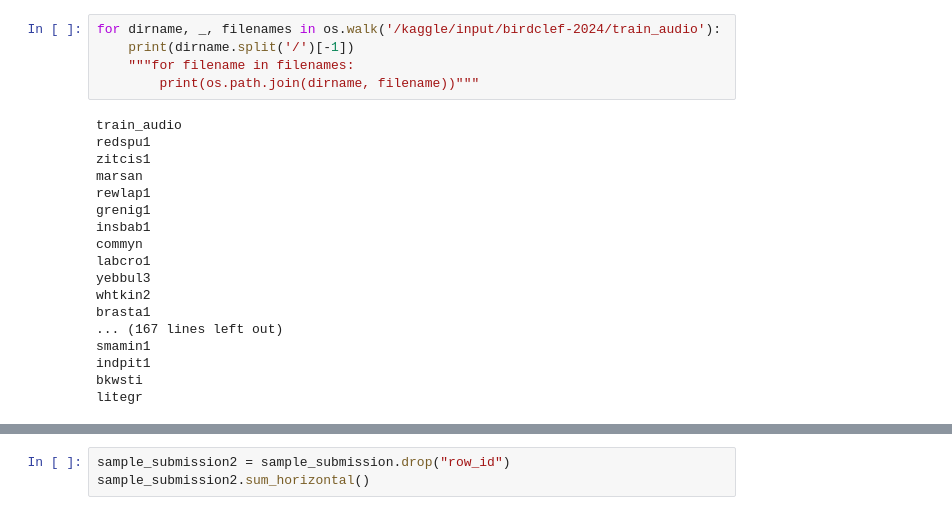
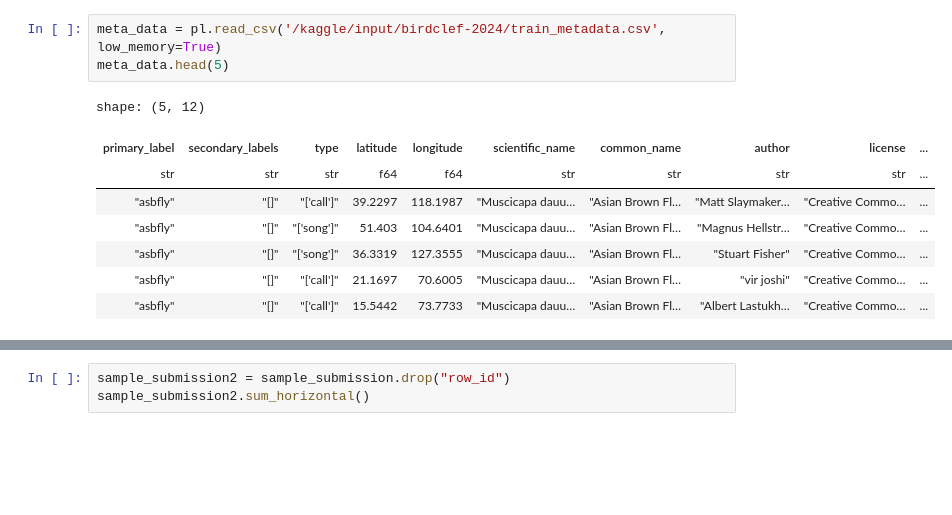
Before and after one commit to sumaniitm/BirdCLEF-2024-kaggle, a Jupyter notebook: primary-problem-study.ipynb, the cells around one changed output, grey strips where cells are left out. Drawn from its saved outputs; the diff is of its cells as text; blank space fills up the shorter version.

```diff
--- a/primary-problem-study.ipynb
+++ b/primary-problem-study.ipynb
@@ -27,23 +50,12 @@ from sklearn.metrics import roc_auc_score
-# %%
-for dirname, _, filenames in os.walk('/kaggle/input/birdclef-2024/train_audio'):
-    print(dirname.split('/')[-1])
-    """for filename in filenames:
-        print(os.path.join(dirname, filename))"""
-# %% [output]
-train_audio
-redspu1
-zitcis1
-marsan
-rewlap1
-grenig1
-insbab1
-commyn
-labcro1
-yebbul3
-whtkin2
-brasta1
-... (167 lines left out)
-smamin1
-indpit1
-bkwsti
-litegr
+# %%
+meta_data = pl.read_csv('/kaggle/input/birdclef-2024/train_metadata.csv', low_memory=True)
+meta_data.head(5)
+# %% [output]
+shape: (5, 12)
+| primary_label | secondary_labels | type | latitude | longitude | scientific_name | common_name | author | license | ... |
+| str | str | str | f64 | f64 | str | str | str | str | ... |
+| "asbfly" | "[]" | "['call']" | 39.2297 | 118.1987 | "Muscicapa dauu… | "Asian Brown Fl… | "Matt Slaymaker… | "Creative Commo… | ... |
+| "asbfly" | "[]" | "['song']" | 51.403 | 104.6401 | "Muscicapa dauu… | "Asian Brown Fl… | "Magnus Hellstr… | "Creative Commo… | ... |
+| "asbfly" | "[]" | "['song']" | 36.3319 | 127.3555 | "Muscicapa dauu… | "Asian Brown Fl… | "Stuart Fisher" | "Creative Commo… | ... |
+| "asbfly" | "[]" | "['call']" | 21.1697 | 70.6005 | "Muscicapa dauu… | "Asian Brown Fl… | "vir joshi" | "Creative Commo… | ... |
+| "asbfly" | "[]" | "['call']" | 15.5442 | 73.7733 | "Muscicapa dauu… | "Asian Brown Fl… | "Albert Lastukh… | "Creative Commo… | ... |
```
Also changed, not shown: parts of 22 cells of this notebook.
